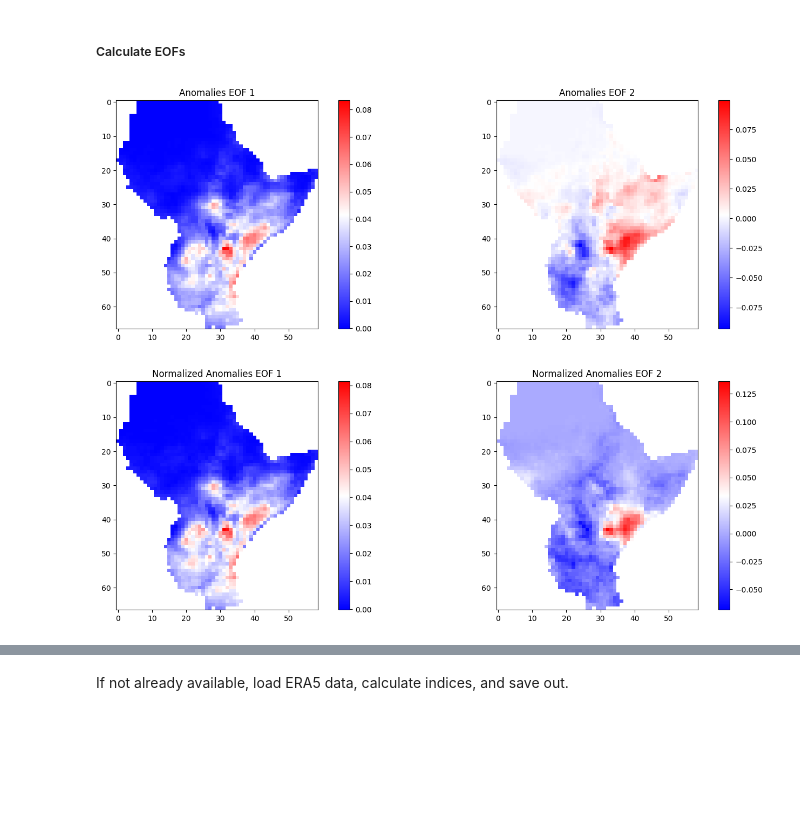
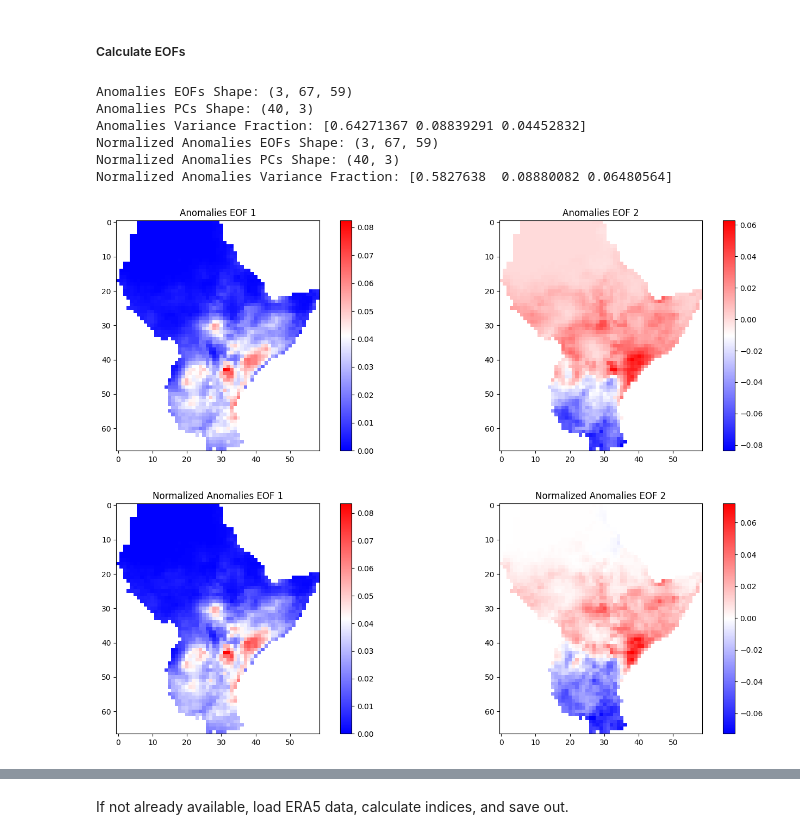
Before and after one commit to SeasonalForecastingEngine/CONFER-WP3, a Jupyter notebook: notebooks/lasso_fcst_example.ipynb, the cells around one changed output, grey strips where cells are left out. Cells and saved outputs as stored; diff of their text form; code cells hidden in the pictures; blank space fills up the shorter version.

```diff
--- a/notebooks/lasso_fcst_example.ipynb
+++ b/notebooks/lasso_fcst_example.ipynb
@@ -179,7 +160,7 @@ test_dir = "/nr/samba/user/ahellevik/CONFER-WP3/testdata/"
 
 # Load data
 box = [lon_bnds[0], lon_bnds[1], lat_bnds[0], lat_bnds[1]]
-year, lon, lat, prec_data = load_raw_data(chirps_dir, "chirps", box, [i for i in range(1993, 2021)], season=season)
+year, lon, lat, prec_data = load_raw_data(chirps_dir, "chirps", box, [i for i in range(1981, 2021)], season=season) # 1993, 2021
 prec_data.shape
 print("Loaded data shape:", prec_data.shape)
 print("NaN values in loaded data:", np.isnan(prec_data).sum())
@@ -462,27 +411,65 @@ pcs_norm_anomalies = solver_norm_anomalies.pcs(npcs=2)
+# %%
+def compute_eofs_pcs(data, n_eofs = None):
+    # Mask invalid values
+    data_masked = np.ma.masked_invalid(data)
+
+    # Initialize the EOF solver
+    solver = Eof(data_masked)
+
+    # Calculate the EOFs and PCs
+    eofs = solver.eofs(neofs=n_eofs)
+    pcs = solver.pcs(npcs=n_eofs)
+    variance_fraction = solver.varianceFraction(neigs=n_eofs)
+
+    return eofs, pcs, variance_fraction
+# %%
+# Reshape the data to 2D (time, space) for EOF computation
+year, lat, lon = anomalies.shape
+anomalies_reshaped = anomalies.reshape(year, lat * lon)
+normalized_anomalies_reshaped = anomalies_normal.reshape(year, lat * lon)
+
+
+n_eofs = 3  # Number of EOFs to compute
+eofs_anomalies, pcs_anomalies, var_frac_anomalies = compute_eofs_pcs(anomalies, n_eofs=n_eofs)
+eofs_ano_normal, pcs_ano_normal, var_frac_ano_normal = compute_eofs_pcs(anomalies_normal, n_eofs=n_eofs)
+
+print("Anomalies EOFs Shape:", eofs_anomalies.shape)
+print("Anomalies PCs Shape:", pcs_anomalies.shape)
+print("Anomalies Variance Fraction:", var_frac_anomalies)
+print("Normalized Anomalies EOFs Shape:", eofs_ano_normal.shape)
+print("Normalized Anomalies PCs Shape:", pcs_ano_normal.shape)
+print("Normalized Anomalies Variance Fraction:", var_frac_ano_normal)
+# %% [output]
+Anomalies EOFs Shape: (3, 67, 59)
+Anomalies PCs Shape: (40, 3)
+Anomalies Variance Fraction: [0.64271367 0.08839291 0.04452832]
+Normalized Anomalies EOFs Shape: (3, 67, 59)
+Normalized Anomalies PCs Shape: (40, 3)
+Normalized Anomalies Variance Fraction: [0.5827638  0.08880082 0.06480564]
 # %%
 # Reshape the EOFs back to the original spatial dimensions
-eofs_anomalies_reshaped = eofs_anomalies.reshape(2, lat, lon)
-eofs_norm_anomalies_reshaped = eofs_norm_anomalies.reshape(2, lat, lon)
+eofs_anomalies_reshaped = eofs_anomalies.reshape(n_eofs, lat, lon)
+eofs_norm_anomalies_reshaped = eofs_ano_normal.reshape(n_eofs, lat, lon)
 
 # Plotting function
 def plot_eofs(eofs, title, cmap='bwr'):
     fig, axes = plt.subplots(1, 2, figsize=(15, 5))
 
     for i in range(2):
         # Flip the EOF arrays vertically
         flipped_eof = np.flipud(eofs[i])
         im = axes[i].imshow(flipped_eof, cmap=cmap, interpolation='none')
         axes[i].set_title(f'{title} EOF {i+1}')
         fig.colorbar(im, ax=axes[i])
 
     plt.tight_layout()
     plt.show()
 
 # Plot EOFs for anomalies
 plot_eofs(eofs_anomalies_reshaped, 'Anomalies')
 
 # Plot EOFs for normalized anomalies
 plot_eofs(eofs_norm_anomalies_reshaped, 'Normalized Anomalies')
 # %% [output]
-[figure, old version]
+[figure, new version]
-[figure, old version]
+[figure, new version]
```
Also changed, not shown: parts of 18 cells of this notebook, 3 other files.
